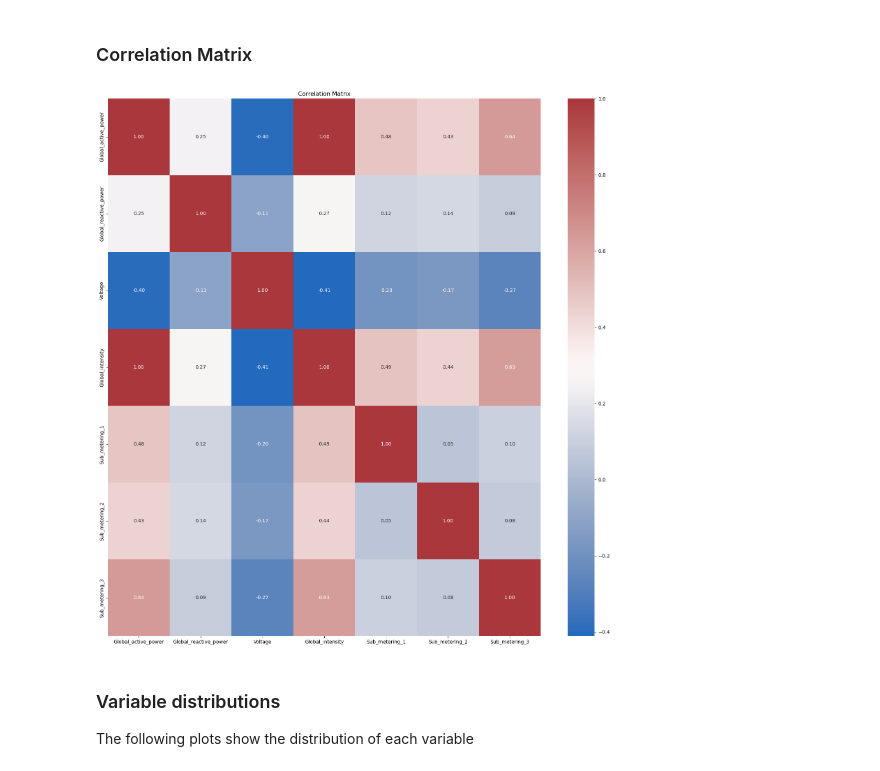
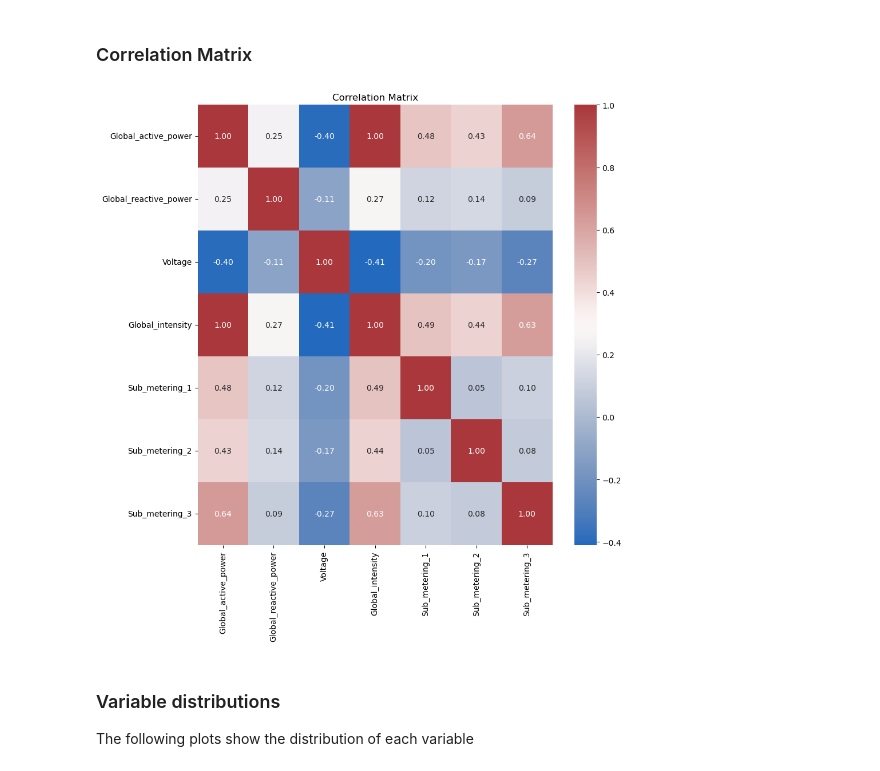
Before and after one commit to felipeduartef/Power_Grid_Segmentation, a Jupyter notebook: notebooks/EDA.ipynb, the cells around one changed output. Saved outputs shown, nothing was run; the diff lists cells and outputs as text; code cells hidden in the pictures.

```diff
--- a/notebooks/EDA.ipynb
+++ b/notebooks/EDA.ipynb
@@ -59,15 +69,15 @@ detailed_summary(dataset)
 # %% [markdown]
 ### Correlation Matrix
 # %%
-plt.figure(figsize=(20, 20))
+plt.figure(figsize=(10, 10))
 sns.heatmap(dataset.corr(method='pearson'),
             annot=True,
             cmap="vlag",
             fmt='.2f')
 plt.title("Correlation Matrix")
 plt.show()
 # %% [output]
-[figure, old version]
+[figure, new version]
 # %% [markdown]
 ### Variable distributions
 
```
Also changed, not shown: parts of 3 cells of this notebook.
